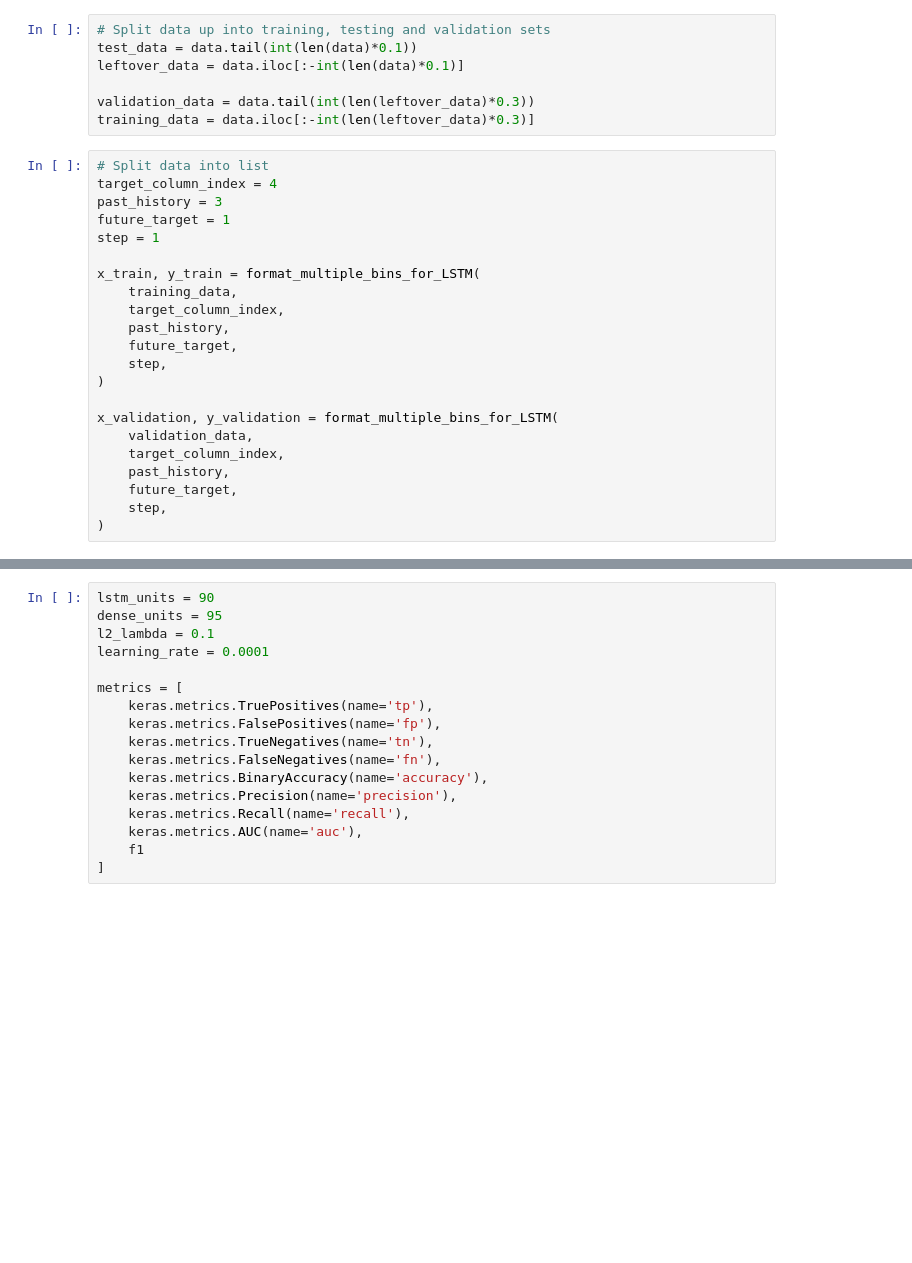
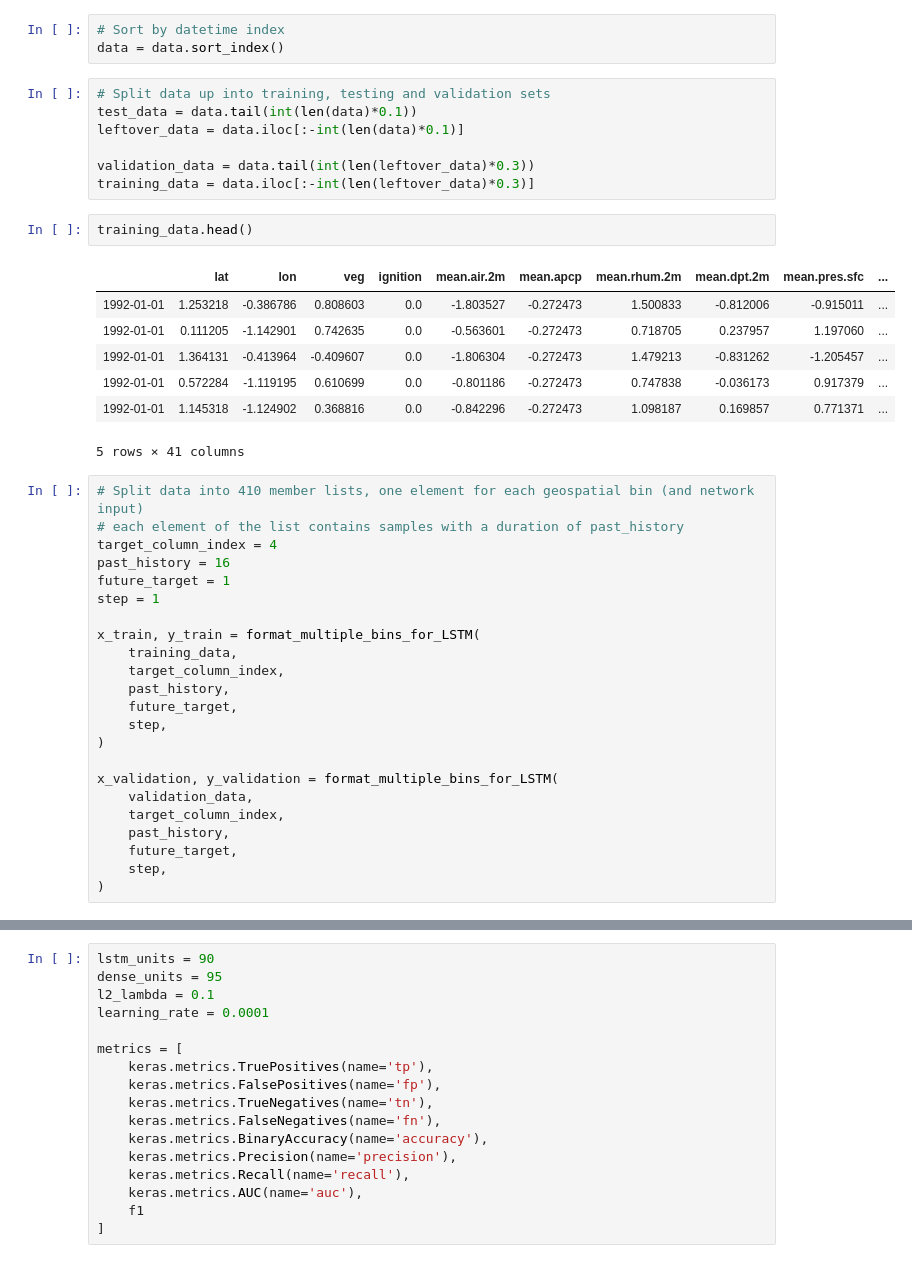
Before and after one commit to aristyogresearch/wildfire, a Jupyter notebook: notebooks/keras_parallel_LSTM_410input.ipynb, the cells around one changed output, grey strips where cells are left out. Cells and saved outputs as stored; diff of their text form; blank space fills up the shorter version.

```diff
--- a/notebooks/keras_parallel_LSTM_410input.ipynb
+++ b/notebooks/keras_parallel_LSTM_410input.ipynb
@@ -255,6 +260,9 @@ data = pd.concat([data, onehot_month_df], axis=1)
 scaler = StandardScaler()
 scaled_features = scaler.fit_transform(data[features_to_scale])
 data[features_to_scale] = scaled_features
+# %%
+# Sort by datetime index
+data = data.sort_index()
 # %%
 # Split data up into training, testing and validation sets
 test_data = data.tail(int(len(data)*0.1))
@@ -262,10 +270,21 @@ leftover_data = data.iloc[:-int(len(data)*0.1)]
 
 validation_data = data.tail(int(len(leftover_data)*0.3))
 training_data = data.iloc[:-int(len(leftover_data)*0.3)]
+# %%
+training_data.head()
+# %% [output]
+|  | lat | lon | veg | ignition | mean.air.2m | mean.apcp | mean.rhum.2m | mean.dpt.2m | mean.pres.sfc | ... |
+| 1992-01-01 | 1.253218 | -0.386786 | 0.808603 | 0.0 | -1.803527 | -0.272473 | 1.500833 | -0.812006 | -0.915011 | ... |
+| 1992-01-01 | 0.111205 | -1.142901 | 0.742635 | 0.0 | -0.563601 | -0.272473 | 0.718705 | 0.237957 | 1.197060 | ... |
+| 1992-01-01 | 1.364131 | -0.413964 | -0.409607 | 0.0 | -1.806304 | -0.272473 | 1.479213 | -0.831262 | -1.205457 | ... |
+| 1992-01-01 | 0.572284 | -1.119195 | 0.610699 | 0.0 | -0.801186 | -0.272473 | 0.747838 | -0.036173 | 0.917379 | ... |
+| 1992-01-01 | 1.145318 | -1.124902 | 0.368816 | 0.0 | -0.842296 | -0.272473 | 1.098187 | 0.169857 | 0.771371 | ... |
+5 rows × 41 columns
 # %%
-# Split data into list
+# Split data into 410 member lists, one element for each geospatial bin (and network input)
+# each element of the list contains samples with a duration of past_history
 target_column_index = 4
-past_history = 3
+past_history = 16
 future_target = 1
 step = 1
 
```
Also changed, not shown: parts of 16 cells of this notebook, 1 other file.
